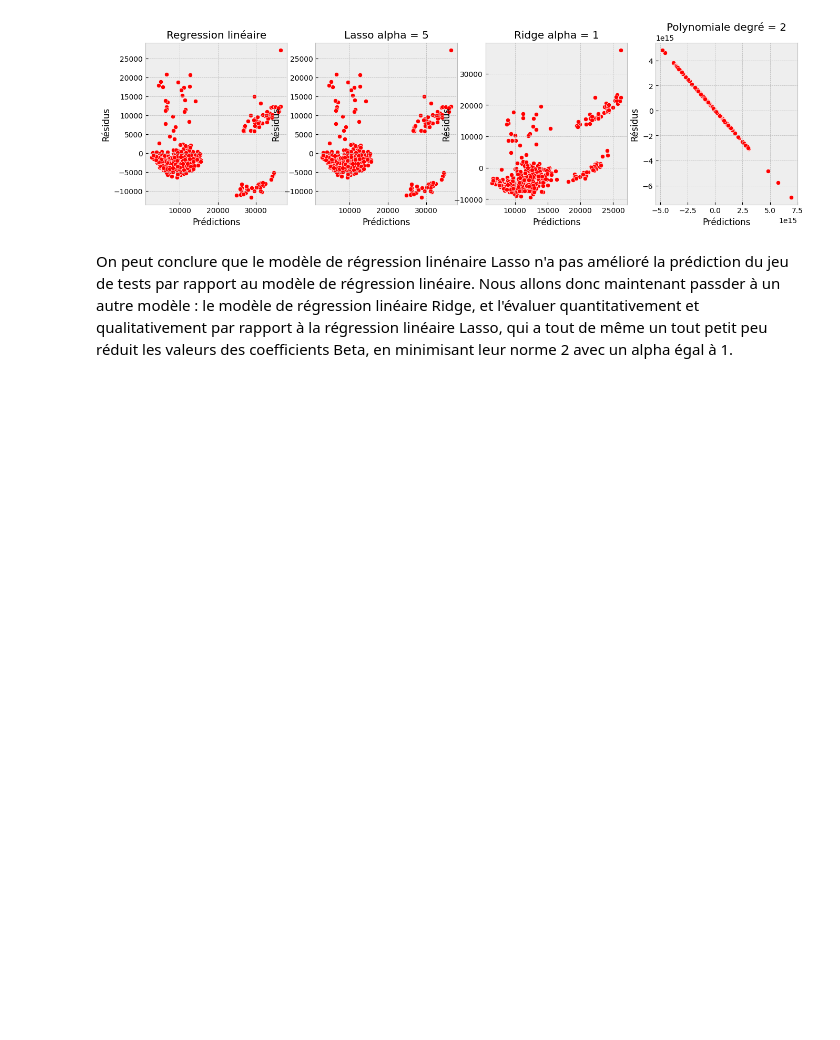
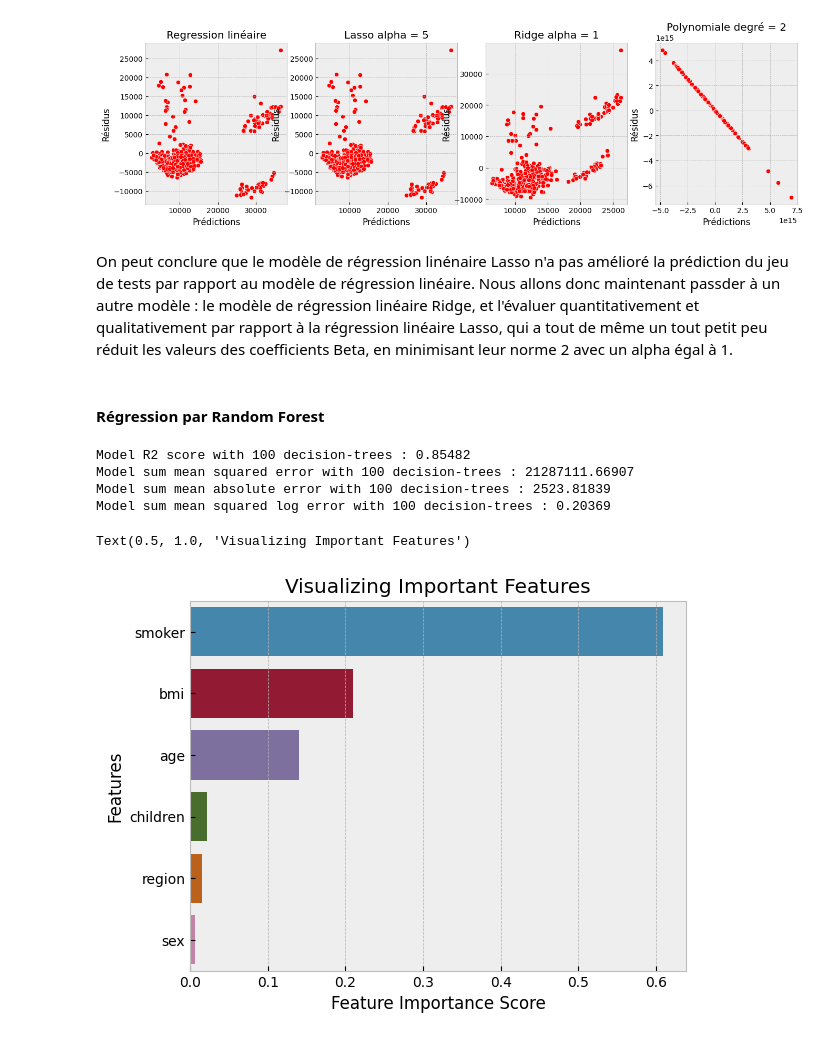
Before and after one commit to MathildeMrz/Machine_Learning, a Jupyter notebook: Medical_Costs/script.ipynb, the cells around one changed output. Saved outputs shown, nothing was run; the diff lists cells and outputs as text; code cells hidden in the pictures; blank space fills up the shorter version.

Commit message:
Adds Random Forest Regression

```diff
--- a/Medical_Costs/script.ipynb
+++ b/Medical_Costs/script.ipynb
@@ -556,3 +558,48 @@ Text(0.5, 1.0, 'Polynomiale degré = 2')
 [figure]
 # %% [markdown]
 On peut conclure que le modèle de régression linénaire Lasso n'a pas amélioré la prédiction du jeu de tests par rapport au modèle de régression linéaire. Nous allons donc maintenant passder à un autre modèle : le modèle de régression linéaire Ridge, et l'évaluer quantitativement et qualitativement par rapport à la régression linéaire Lasso, qui a tout de même un tout petit peu réduit les valeurs des coefficients Beta, en minimisant leur norme 2 avec un alpha égal à 1.
+# %% [markdown]
+#### Régression par Random Forest
+# %%
+X = df.drop(['charges'], axis=1)
+y = df['charges']
+X_train, X_test, y_train, y_test = train_test_split(X,
+                                                    y,
+                                                    test_size=0.3,
+                                                    random_state=42)
+
+nbTrees = 100
+
+# instantiate the classifier
+rfr = RandomForestRegressor(n_estimators=nbTrees, random_state=0)
+
+# fit the model
+rfr.fit(X_train, y_train)
+
+# Predict the Test set results
+y_pred = rfr.predict(X_test)
+
+# Check accuracy scores
+print('Model R2 score with {0:0} decision-trees : {1:0.5f}'.format(nbTrees,r2_score(y_test, y_pred)))
+print('Model sum mean squared error with {0:0} decision-trees : {1:0.5f}'.format(nbTrees,mean_squared_error(y_test, y_pred)))
+print('Model sum mean absolute error with {0:0} decision-trees : {1:0.5f}'.format(nbTrees,mean_absolute_error(y_test, y_pred)))
+print('Model sum mean squared log error with {0:0} decision-trees : {1:0.5f}'.format(nbTrees,mean_squared_log_error(y_test, y_pred)))
+# %% [output]
+Model R2 score with 100 decision-trees : 0.85482
+Model sum mean squared error with 100 decision-trees : 21287111.66907
+Model sum mean absolute error with 100 decision-trees : 2523.81839
+Model sum mean squared log error with 100 decision-trees : 0.20369
+# %%
+feature_scores = pd.Series(rfr.feature_importances_, index=X_train.columns).sort_values(ascending=False)
+
+# Creating a seaborn bar plot
+sns.barplot(x=feature_scores, y=feature_scores.index)
+# Add labels to the graph
+plt.xlabel('Feature Importance Score')
+plt.ylabel('Features')
+
+# Add title to the graph
+plt.title("Visualizing Important Features")
+# %% [output]
+Text(0.5, 1.0, 'Visualizing Important Features')
+[figure, added]
```
Also changed, not shown: parts of 2 cells of this notebook, 1 other file.
